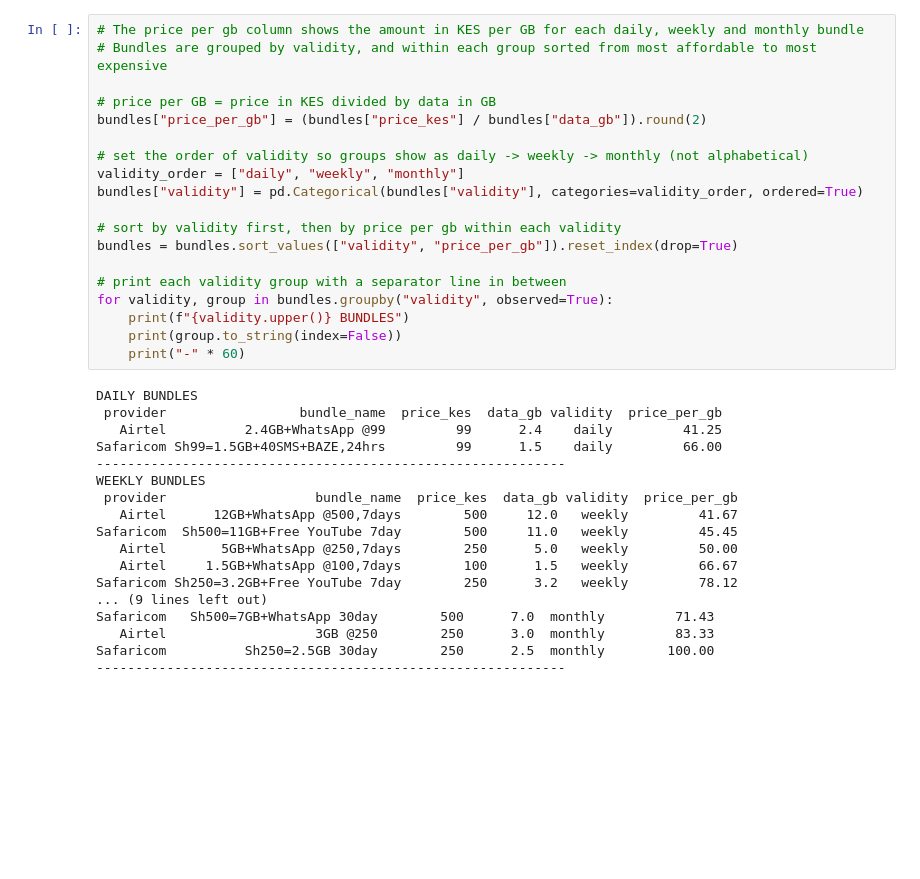
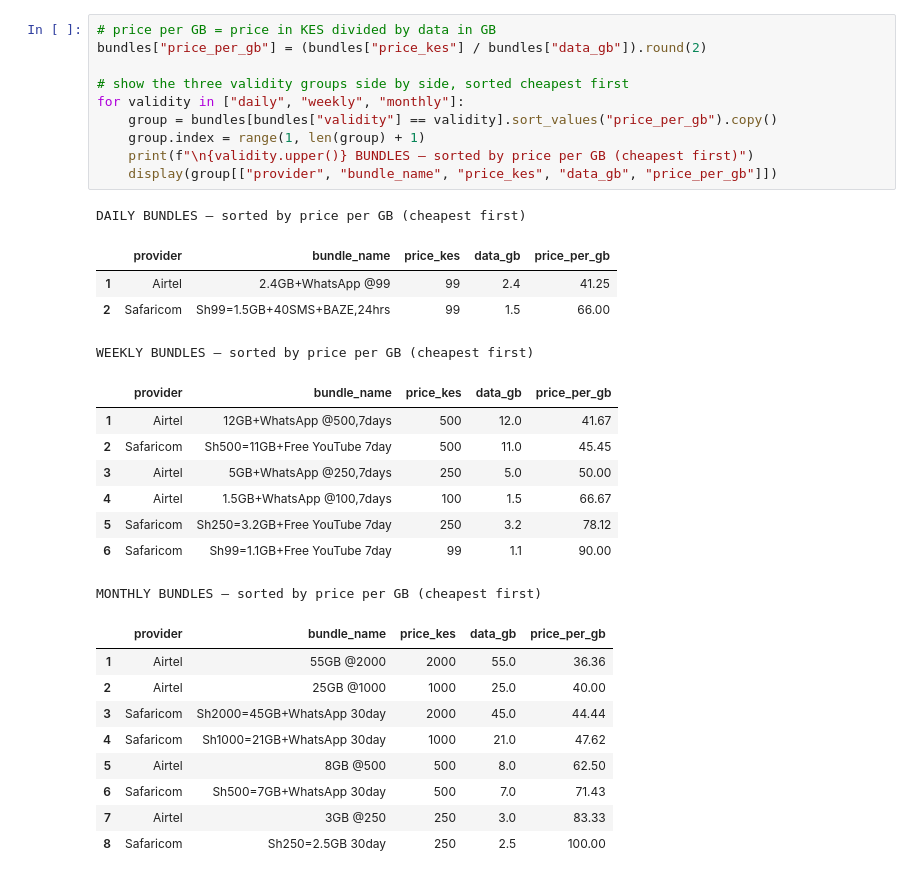
Before and after one commit to james-mutunga/PyData-Capstone-Project, a Jupyter notebook: Data-bundles.ipynb, the cells around one changed output. Cells and saved outputs as stored; diff of their text form; blank space fills up the shorter version.

```diff
--- a/Data-bundles.ipynb
+++ b/Data-bundles.ipynb
@@ -73,37 +109,33 @@ bundles
 # %%
-# The price per gb column shows the amount in KES per GB for each daily, weekly and monthly bundle
-# Bundles are grouped by validity, and within each group sorted from most affordable to most expensive
-
 # price per GB = price in KES divided by data in GB
 bundles["price_per_gb"] = (bundles["price_kes"] / bundles["data_gb"]).round(2)
 
-# set the order of validity so groups show as daily -> weekly -> monthly (not alphabetical)
-validity_order = ["daily", "weekly", "monthly"]
-bundles["validity"] = pd.Categorical(bundles["validity"], categories=validity_order, ordered=True)
-
-# sort by validity first, then by price per gb within each validity
-bundles = bundles.sort_values(["validity", "price_per_gb"]).reset_index(drop=True)
-
-# print each validity group with a separator line in between
-for validity, group in bundles.groupby("validity", observed=True):
-    print(f"{validity.upper()} BUNDLES")
-    print(group.to_string(index=False))
-    print("-" * 60)
+# show the three validity groups side by side, sorted cheapest first
+for validity in ["daily", "weekly", "monthly"]:
+    group = bundles[bundles["validity"] == validity].sort_values("price_per_gb").copy()
+    group.index = range(1, len(group) + 1)
+    print(f"\n{validity.upper()} BUNDLES — sorted by price per GB (cheapest first)")
+    display(group[["provider", "bundle_name", "price_kes", "data_gb", "price_per_gb"]])
 # %% [output]
-DAILY BUNDLES
- provider                 bundle_name  price_kes  data_gb validity  price_per_gb
-   Airtel          2.4GB+WhatsApp @99         99      2.4    daily         41.25
-Safaricom Sh99=1.5GB+40SMS+BAZE,24hrs         99      1.5    daily         66.00
-------------------------------------------------------------
-WEEKLY BUNDLES
- provider                   bundle_name  price_kes  data_gb validity  price_per_gb
-   Airtel      12GB+WhatsApp @500,7days        500     12.0   weekly         41.67
-Safaricom  Sh500=11GB+Free YouTube 7day        500     11.0   weekly         45.45
-   Airtel       5GB+WhatsApp @250,7days        250      5.0   weekly         50.00
-   Airtel     1.5GB+WhatsApp @100,7days        100      1.5   weekly         66.67
-Safaricom Sh250=3.2GB+Free YouTube 7day        250      3.2   weekly         78.12
-... (9 lines left out)
-Safaricom   Sh500=7GB+WhatsApp 30day        500      7.0  monthly         71.43
-   Airtel                   3GB @250        250      3.0  monthly         83.33
-Safaricom          Sh250=2.5GB 30day        250      2.5  monthly        100.00
-------------------------------------------------------------
+DAILY BUNDLES — sorted by price per GB (cheapest first)
+|  | provider | bundle_name | price_kes | data_gb | price_per_gb |
+| 1 | Airtel | 2.4GB+WhatsApp @99 | 99 | 2.4 | 41.25 |
+| 2 | Safaricom | Sh99=1.5GB+40SMS+BAZE,24hrs | 99 | 1.5 | 66.00 |
+WEEKLY BUNDLES — sorted by price per GB (cheapest first)
+|  | provider | bundle_name | price_kes | data_gb | price_per_gb |
+| 1 | Airtel | 12GB+WhatsApp @500,7days | 500 | 12.0 | 41.67 |
+| 2 | Safaricom | Sh500=11GB+Free YouTube 7day | 500 | 11.0 | 45.45 |
+| 3 | Airtel | 5GB+WhatsApp @250,7days | 250 | 5.0 | 50.00 |
+| 4 | Airtel | 1.5GB+WhatsApp @100,7days | 100 | 1.5 | 66.67 |
+| 5 | Safaricom | Sh250=3.2GB+Free YouTube 7day | 250 | 3.2 | 78.12 |
+| 6 | Safaricom | Sh99=1.1GB+Free YouTube 7day | 99 | 1.1 | 90.00 |
+MONTHLY BUNDLES — sorted by price per GB (cheapest first)
+|  | provider | bundle_name | price_kes | data_gb | price_per_gb |
+| 1 | Airtel | 55GB @2000 | 2000 | 55.0 | 36.36 |
+| 2 | Airtel | 25GB @1000 | 1000 | 25.0 | 40.00 |
+| 3 | Safaricom | Sh2000=45GB+WhatsApp 30day | 2000 | 45.0 | 44.44 |
+| 4 | Safaricom | Sh1000=21GB+WhatsApp 30day | 1000 | 21.0 | 47.62 |
+| 5 | Airtel | 8GB @500 | 500 | 8.0 | 62.50 |
+| 6 | Safaricom | Sh500=7GB+WhatsApp 30day | 500 | 7.0 | 71.43 |
+| 7 | Airtel | 3GB @250 | 250 | 3.0 | 83.33 |
+| 8 | Safaricom | Sh250=2.5GB 30day | 250 | 2.5 | 100.00 |
```
Also changed, not shown: parts of 37 cells of this notebook, 8 other files.
